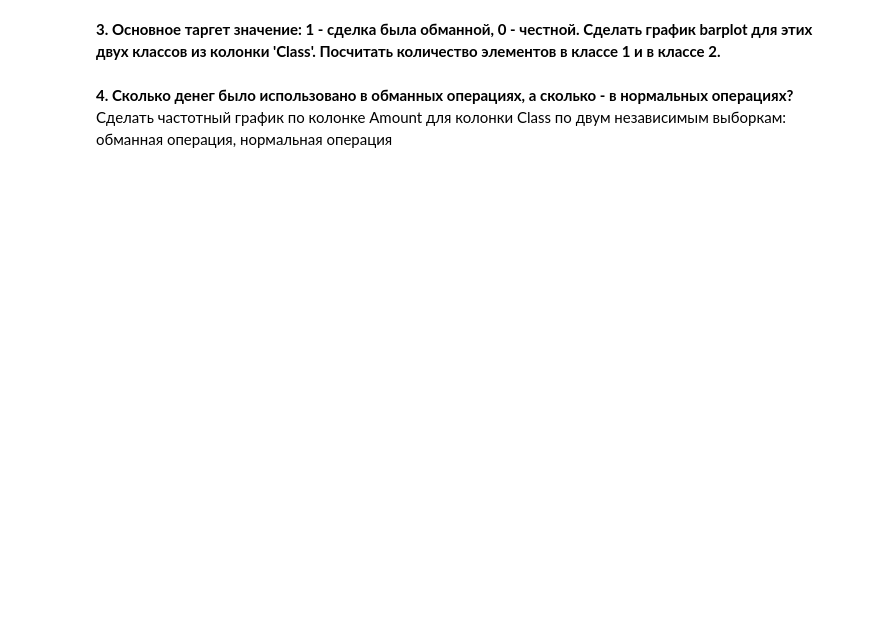
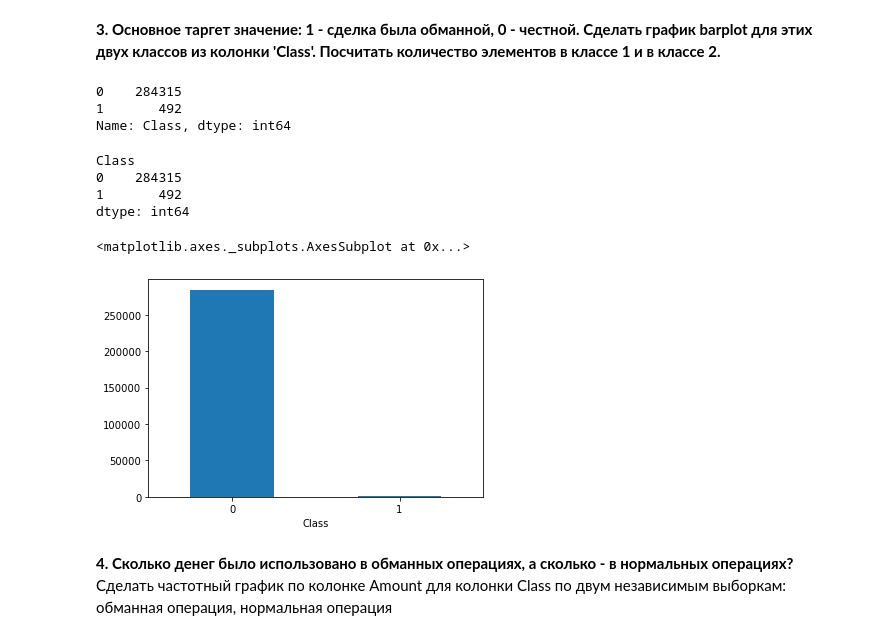
Before and after one commit to HeliosBI/PYDAHW22, a Jupyter notebook: homework-6.ipynb, the cells around one changed output. Saved outputs shown, nothing was run; the diff lists cells and outputs as text; code cells hidden in the pictures; blank space fills up the shorter version.

```diff
--- a/homework-6.ipynb
+++ b/homework-6.ipynb
@@ -24,4 +69,23 @@ dataset.head()
 # %% [markdown]
 **3. Основное таргет значение: 1 - сделка была обманной, 0 - честной. Сделать график barplot для этих двух классов из колонки 'Class'. Посчитать количество элементов в классе 1 и в классе 2.**
+# %%
+dataset.Class.value_counts()
+# %% [output]
+0    284315
+1       492
+Name: Class, dtype: int64
+# %%
+transaction_type = dataset.groupby(dataset['Class']).size()
+transaction_type.head()
+# %% [output]
+Class
+0    284315
+1       492
+dtype: int64
+# %%
+transaction_type.plot.bar(rot=0)
+# %% [output]
+<matplotlib.axes._subplots.AxesSubplot at 0x...>
+[figure, added]
 # %% [markdown]
 **4. Сколько денег было использовано в обманных операциях, а сколько - в нормальных операциях?** Сделать частотный график по колонке Amount для колонки Class по двум независимым выборкам: обманная операция, нормальная операция
```
Also changed, not shown: parts of 9 cells of this notebook.
